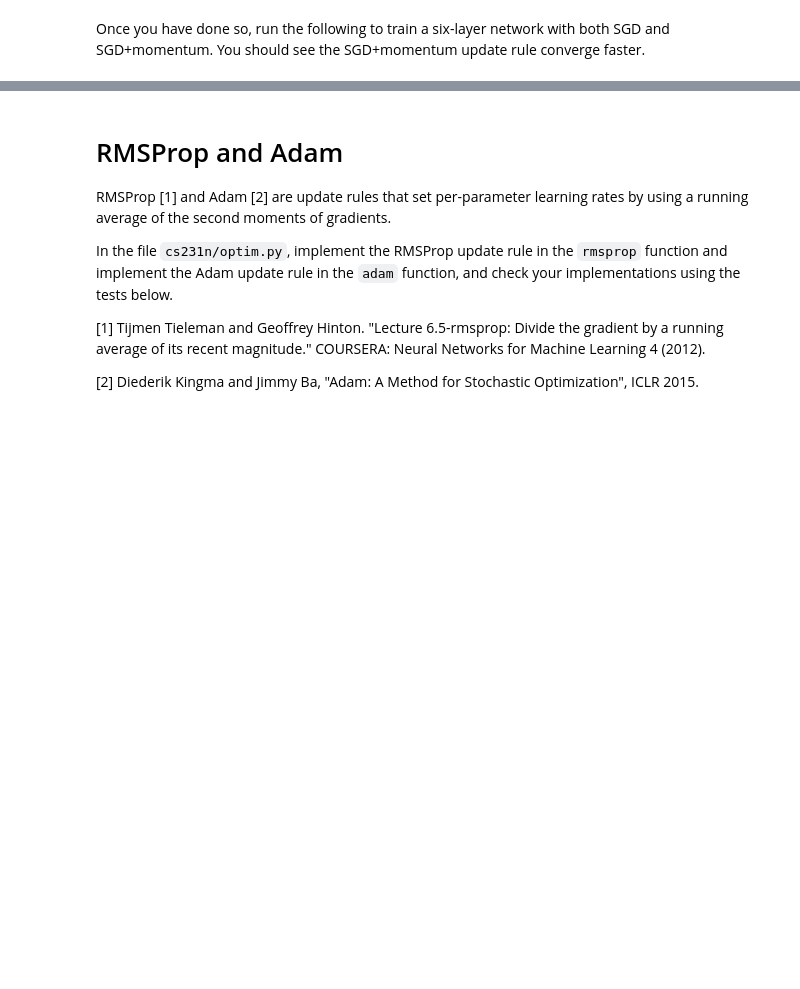
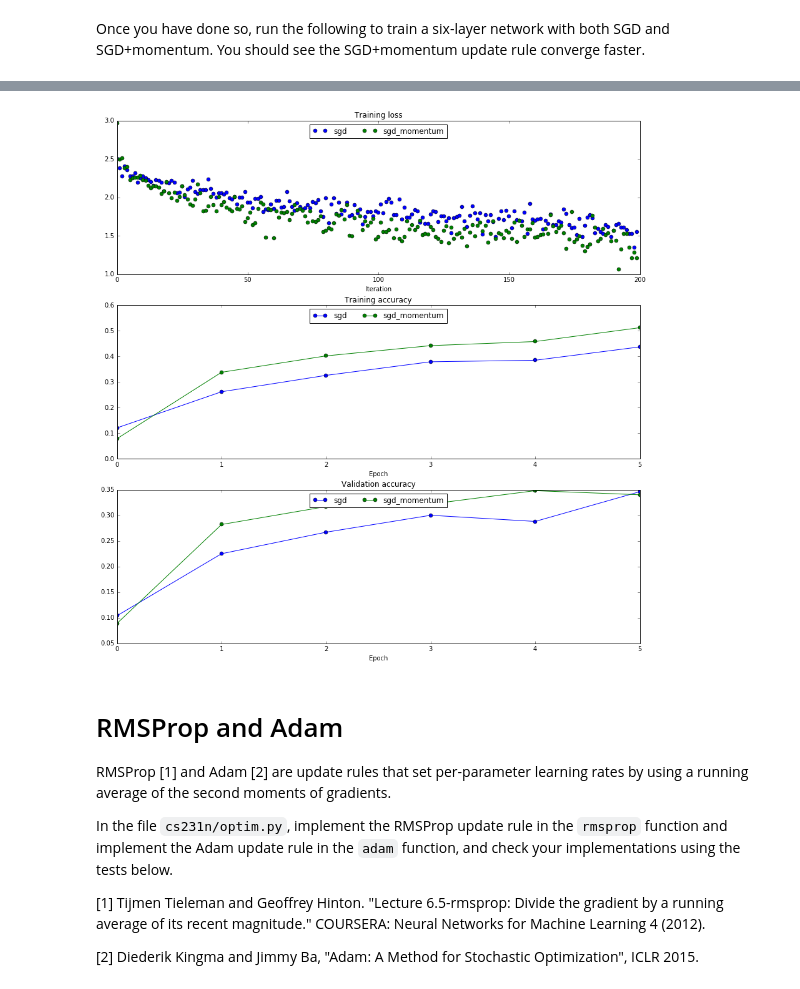
Before and after one commit to tongda/cs231n_2016_homework, a Jupyter notebook: assignment2/FullyConnectedNets.ipynb, the cells around one changed output, grey strips where cells are left out. Drawn from its saved outputs; the diff is of its cells as text; code cells hidden in the pictures; blank space fills up the shorter version.

```diff
--- a/assignment2/FullyConnectedNets.ipynb
+++ b/assignment2/FullyConnectedNets.ipynb
@@ -560,7 +572,7 @@ small_data = {
 solvers = {}
 
 for update_rule in ['sgd', 'sgd_momentum']:
-  print 'running with ', update_rule
+  print('running with ', update_rule)
   model = FullyConnectedNet([100, 100, 100, 100, 100], weight_scale=5e-2)
 
   solver = Solver(model, small_data,
@@ -586,7 +598,7 @@ plt.subplot(3, 1, 3)
 plt.title('Validation accuracy')
 plt.xlabel('Epoch')
 
-for update_rule, solver in solvers.iteritems():
+for update_rule, solver in solvers.items():
   plt.subplot(3, 1, 1)
   plt.plot(solver.loss_history, 'o', label=update_rule)
 
@@ -601,3 +613,4 @@ for i in [1, 2, 3]:
   plt.legend(loc='upper center', ncol=4)
 plt.gcf().set_size_inches(15, 15)
 plt.show()
+# %% [output]
@@ -604,3 +634,4 @@ plt.show()
+[figure, added]
 # %% [markdown]
 # RMSProp and Adam
 RMSProp [1] and Adam [2] are update rules that set per-parameter learning rates by using a running average of the second moments of gradients.
```
Also changed, not shown: parts of 17 cells of this notebook, 6 other files.
